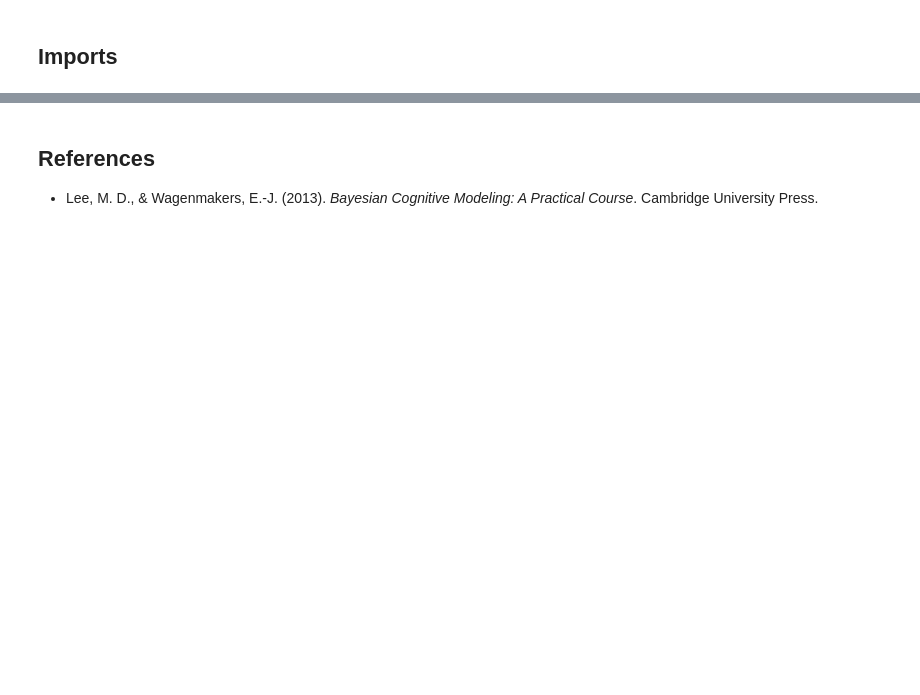
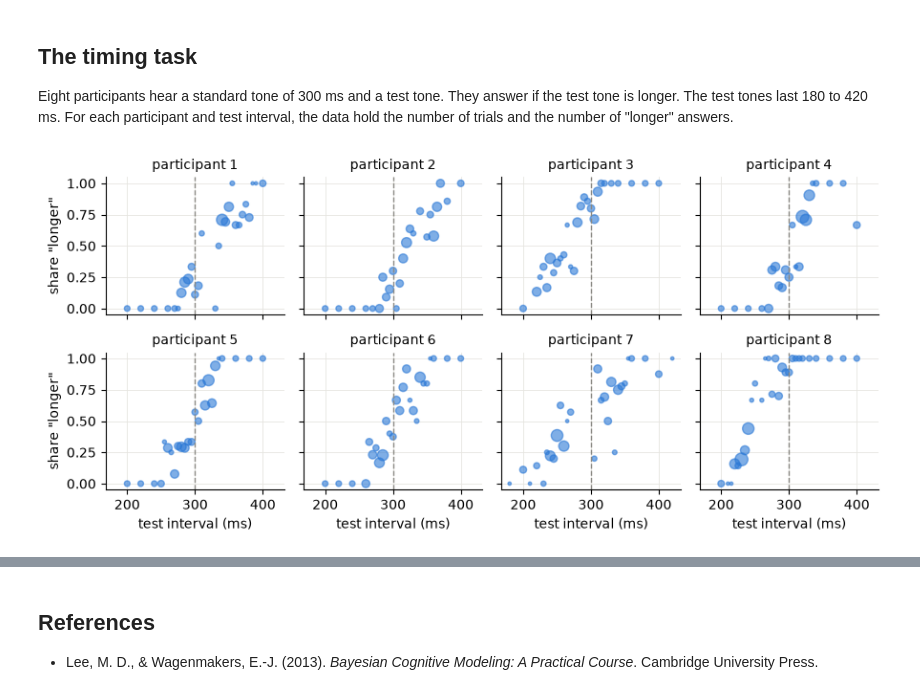
Before and after one commit to florence-bockting/elicito, a Jupyter notebook: docs/case-studies/psychophysical-functions.ipynb, the cells around one changed output, grey strips where cells are left out. Drawn from its saved outputs; the diff is of its cells as text; code cells hidden in the pictures; blank space fills up the shorter version.

Commit message:
docs: rewrite the psychophysical functions case study as a narrative with figures

```diff
--- a/docs/case-studies/psychophysical-functions.ipynb
+++ b/docs/case-studies/psychophysical-functions.ipynb
@@ -27,16 +82,42 @@ if os.path.isdir("docs/case-studies"):
 # %% [markdown]
-## Imports
+## The timing task
+
+Eight participants hear a standard tone of 300 ms and a test tone. They
+answer if the test tone is longer. The test tones last 180 to 420 ms.
+For each participant and test interval, the data hold the number of
+trials and the number of "longer" answers.
 # %%
-from typing import Any
+STANDARD = 300.0  # ms
+UNIT = 100.0  # ms: the model measures the test interval in units of 100 ms
 
-import numpy as np
-import pymc as pm
-import tensorflow as tf
-import tensorflow_probability as tfp
-from scipy import stats
+x = np.genfromtxt("data/data_x.txt", delimiter="\t")
+n = np.genfromtxt("data/data_n.txt", delimiter="\t")
+r = np.genfromtxt("data/data_r.txt", delimiter="\t")
+nsubjs, nstim = x.shape
 
-from elicito.adapter import pymc as adapter_pymc
-
-SEED = tf.constant([2013, 12], dtype=tf.int32)
-DRAWS = 10_000
+# one entry per participant and test interval; a row ends with NA if the
+# participant heard fewer test intervals
+valid = np.isfinite(x).flatten()
+xij = x.flatten()[valid]
+nij = n.flatten()[valid].astype(int)
+rij = r.flatten()[valid].astype(int)
+sbjid = np.repeat(np.arange(nsubjs), nstim)[valid]
+# the test intervals are centered at the mean interval of each participant
+xmean = np.nanmean(x, axis=1)
+xvect = xmean[sbjid]
+# %%
+fig, axs = plt.subplots(2, 4, figsize=(9, 4.2), sharex=True, sharey=True)
+for i, ax in enumerate(axs.flat):
+    rows = sbjid == i
+    ax.scatter(xij[rows], rij[rows] / nij[rows], s=3 * nij[rows], color=BLUE, alpha=0.6)
+    ax.axvline(STANDARD, color=GREY, lw=1, ls="--")
+    ax.set_title(f"participant {i + 1}")
+for ax in axs[1]:
+    ax.set_xlabel("test interval (ms)")
+for ax in axs[:, 0]:
+    ax.set_ylabel('share "longer"')
+fig.tight_layout()
+plt.show()
+# %% [output]
+[figure, added]
 # %% [markdown]
```
Also changed, not shown: parts of 27 cells of this notebook, 1 other file.
